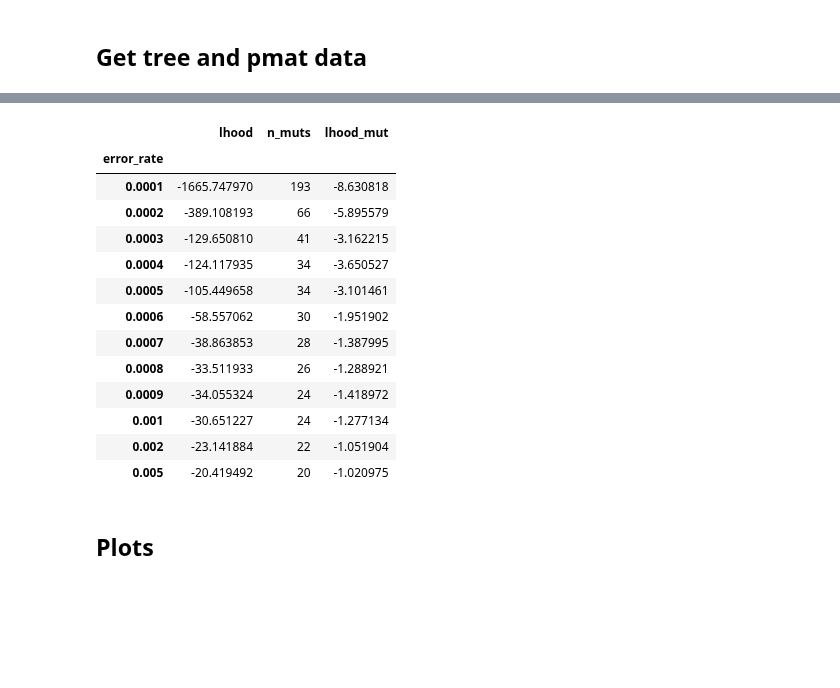
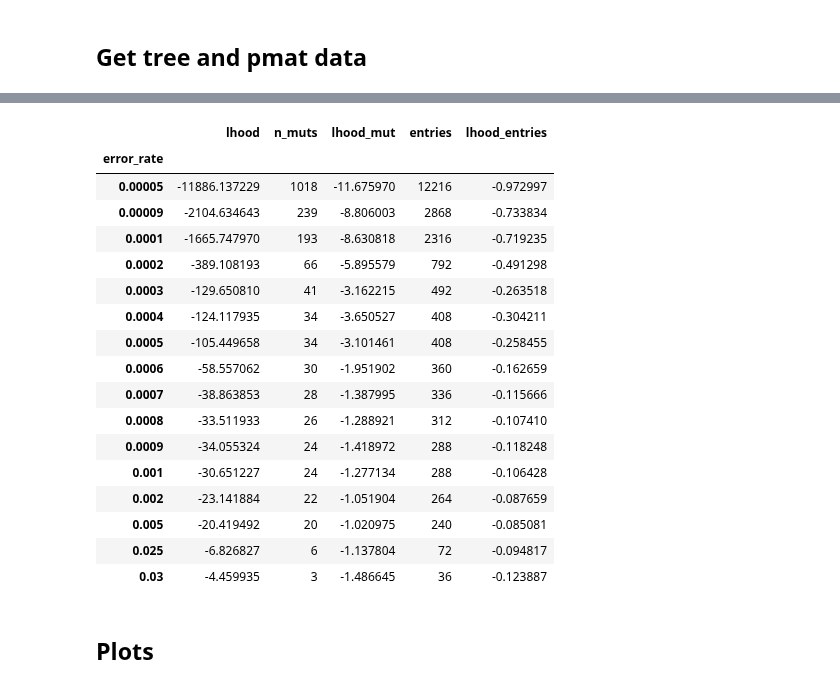
Before and after one commit to cbg-ethz/mt-SCITE, a Jupyter notebook: Notebooks/performance_P9855_ATAC.ipynb, the cells around one changed output, grey strips where cells are left out. Drawn from its saved outputs; the diff is of its cells as text; code cells hidden in the pictures; blank space fills up the shorter version.

```diff
--- a/Notebooks/performance_P9855_ATAC.ipynb
+++ b/Notebooks/performance_P9855_ATAC.ipynb
@@ -60,28 +119,35 @@ for filename in sorted(pmats):
 # %%
 # Create df
+samples = 12
 tree_data = pd.DataFrame(experiments)
 tree_data['lhood'] = lhood
 tree_data['n_muts'] = n_mut
 tree_data['lhood'] = tree_data['lhood'].astype(float)
 tree_data['lhood_mut'] = tree_data['lhood']/tree_data['n_muts']
+tree_data['entries'] = tree_data['n_muts']*samples
+tree_data['lhood_entries'] = tree_data['lhood']/tree_data['entries']
 tree_data = tree_data.rename(columns={0: 'error_rate'})
 tree_data = tree_data.set_index('error_rate')
 tree_data
 # %% [output]
-|  | lhood | n_muts | lhood_mut |
-| error_rate |  |  |  |
-| 0.0001 | -1665.747970 | 193 | -8.630818 |
-| 0.0002 | -389.108193 | 66 | -5.895579 |
-| 0.0003 | -129.650810 | 41 | -3.162215 |
-| 0.0004 | -124.117935 | 34 | -3.650527 |
-| 0.0005 | -105.449658 | 34 | -3.101461 |
-| 0.0006 | -58.557062 | 30 | -1.951902 |
-| 0.0007 | -38.863853 | 28 | -1.387995 |
-| 0.0008 | -33.511933 | 26 | -1.288921 |
-| 0.0009 | -34.055324 | 24 | -1.418972 |
-| 0.001 | -30.651227 | 24 | -1.277134 |
-| 0.002 | -23.141884 | 22 | -1.051904 |
-| 0.005 | -20.419492 | 20 | -1.020975 |
+|  | lhood | n_muts | lhood_mut | entries | lhood_entries |
+| error_rate |  |  |  |  |  |
+| 0.00005 | -11886.137229 | 1018 | -11.675970 | 12216 | -0.972997 |
+| 0.00009 | -2104.634643 | 239 | -8.806003 | 2868 | -0.733834 |
+| 0.0001 | -1665.747970 | 193 | -8.630818 | 2316 | -0.719235 |
+| 0.0002 | -389.108193 | 66 | -5.895579 | 792 | -0.491298 |
+| 0.0003 | -129.650810 | 41 | -3.162215 | 492 | -0.263518 |
+| 0.0004 | -124.117935 | 34 | -3.650527 | 408 | -0.304211 |
+| 0.0005 | -105.449658 | 34 | -3.101461 | 408 | -0.258455 |
+| 0.0006 | -58.557062 | 30 | -1.951902 | 360 | -0.162659 |
+| 0.0007 | -38.863853 | 28 | -1.387995 | 336 | -0.115666 |
+| 0.0008 | -33.511933 | 26 | -1.288921 | 312 | -0.107410 |
+| 0.0009 | -34.055324 | 24 | -1.418972 | 288 | -0.118248 |
+| 0.001 | -30.651227 | 24 | -1.277134 | 288 | -0.106428 |
+| 0.002 | -23.141884 | 22 | -1.051904 | 264 | -0.087659 |
+| 0.005 | -20.419492 | 20 | -1.020975 | 240 | -0.085081 |
+| 0.025 | -6.826827 | 6 | -1.137804 | 72 | -0.094817 |
+| 0.03 | -4.459935 | 3 | -1.486645 | 36 | -0.123887 |
 # %% [markdown]
 ## Plots
 # %%
```
Also changed, not shown: parts of 7 cells of this notebook, 1 other file.
